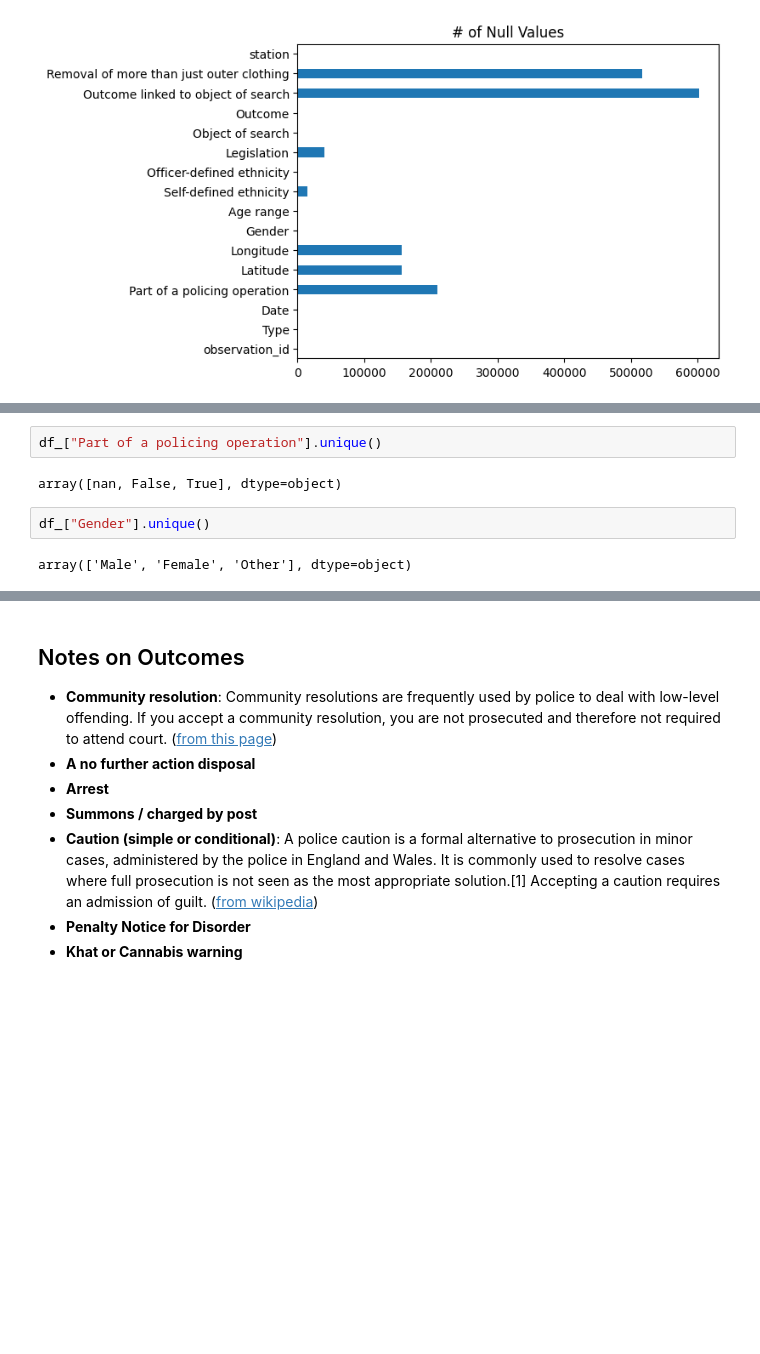
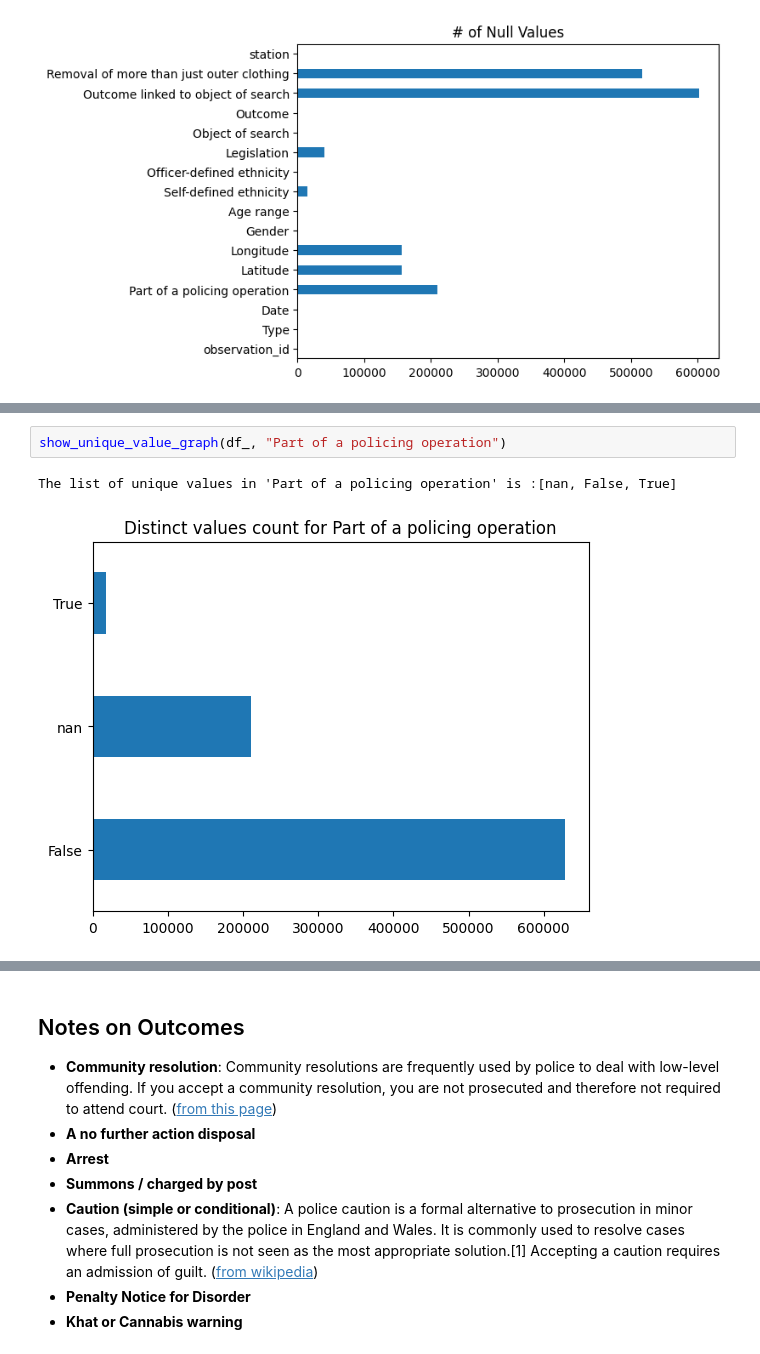
Before and after one commit to joaobssa/ldsa_capstone, a Jupyter notebook: 1 EDA.ipynb, the cells around one changed output, grey strips where cells are left out. Cells and saved outputs as stored; diff of their text form; blank space fills up the shorter version.

```diff
--- a/1 EDA.ipynb
+++ b/1 EDA.ipynb
@@ -49,8 +54,5 @@ Name: Type, dtype: int64
 # %%
-df_["Part of a policing operation"].unique()
+show_unique_value_graph(df_, "Part of a policing operation")
 # %% [output]
-array([nan, False, True], dtype=object)
+The list of unique values in 'Part of a policing operation' is :[nan, False, True]
+[figure, added]
-# %%
-df_["Gender"].unique()
-# %% [output]
-array(['Male', 'Female', 'Other'], dtype=object)
```
Also changed, not shown: parts of 17 cells of this notebook, 1 other file.
